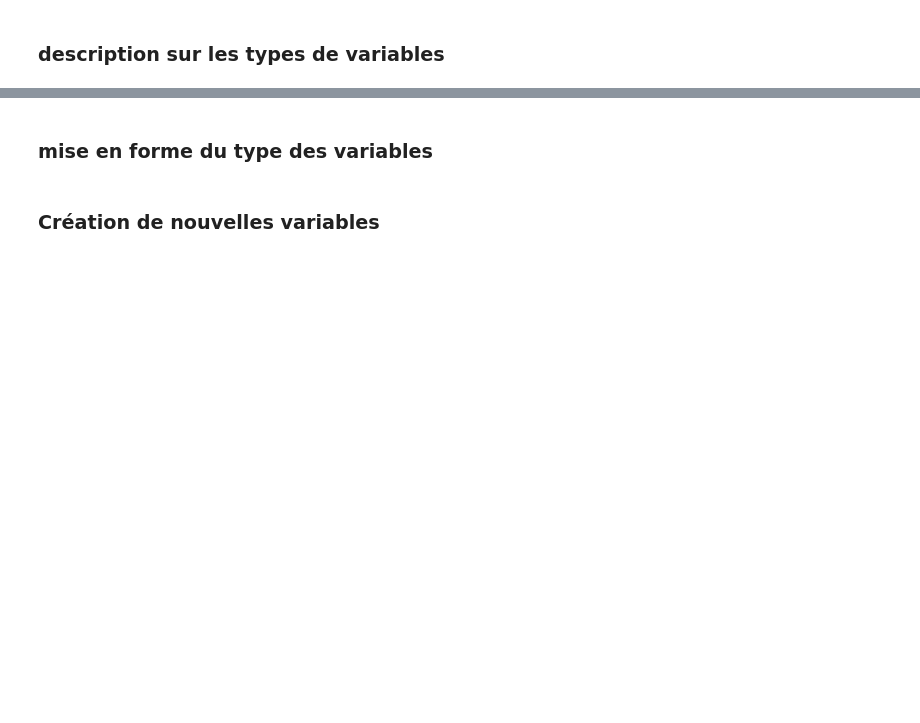
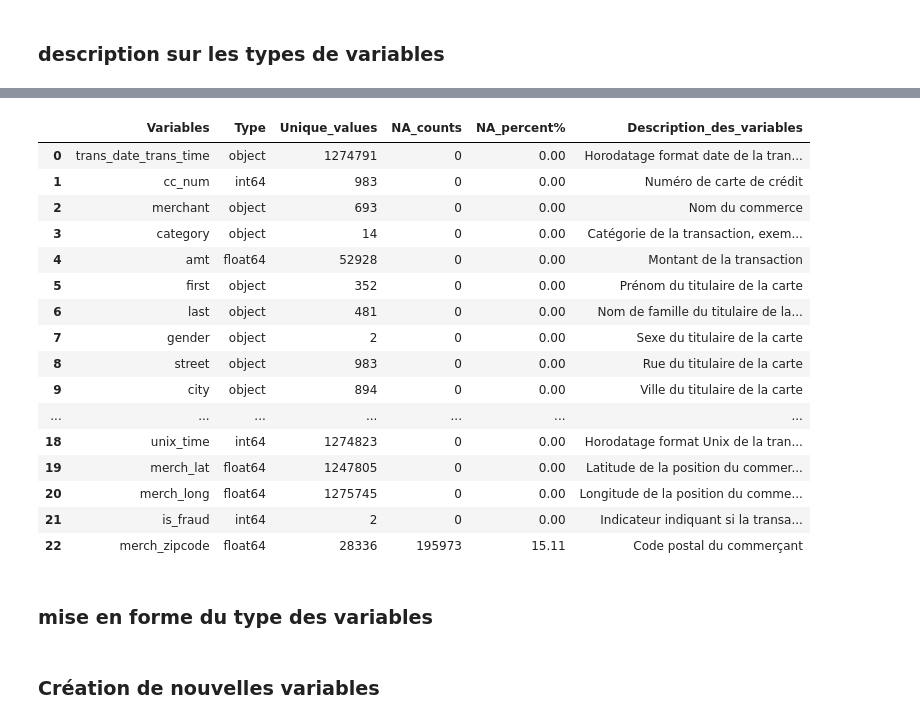
Before and after one commit to Fantaisika/Projet_Data_Management, a Jupyter notebook: Exploration.ipynb, the cells around one changed output, grey strips where cells are left out. Drawn from its saved outputs; the diff is of its cells as text; code cells hidden in the pictures; blank space fills up the shorter version.

Commit message:
Mise en commun des variables avec la team du projet

```diff
--- a/Exploration.ipynb
+++ b/Exploration.ipynb
@@ -91,17 +83,0 @@ Index(['trans_date_trans_time', 'cc_num', 'merchant', 'category', 'amt',
-# %%
-# Fonction pour décrire le dataframe
-
-def info(data):
-
-    Information = pd.DataFrame({
-        'Variables': data.columns,
-        'Type': data.dtypes,
-        'Unique_values': data.nunique(),
-        'NA_counts': data.isna().sum(),
-        'NA_percent%':data.isna().mean().round(4)*100
-        }).reset_index(drop=True)
-
-    return Information
-
-# Application sur financial_data
-info(financial_data)
@@ -126,3 +84,66 @@ info(financial_data)
+# %%
+# Fonction pour décrire le dataframe
+
+dictionnaire = {
+    'trans_date_trans_time': 'Horodatage format date de la transaction',
+    'cc_num': 'Numéro de carte de crédit',
+    'merchant': 'Nom du commerce',
+    'category' : 'Catégorie de la transaction, exemple: achat épicerie',
+    'amt' : 'Montant de la transaction',
+    'first': 'Prénom du titulaire de la carte',
+    'last': 'Nom de famille du titulaire de la carte',
+    'gender' : 'Sexe du titulaire de la carte',
+    'street' : 'Rue du titulaire de la carte',
+    'city' :  'Ville du titulaire de la carte',
+    'state' : 'Etat du titulaire de la carte',
+    'zip' : 'Code postale du titulaire de la carte',
+    'lat' : "Latitude du lieu d'achat de la transaction",
+    'long' : "Longitude du lieu d'achat de la transaction",
+    'city_pop' : 'Population de la ville où la transaction a eu lieu',
+    'job' : 'Profession du titulaire de la carte',
+    'dob' : 'Date de naissance du titulaire de la carte',
+    'trans_num' : 'Numéro de transaction unique',
+    'unix_time' : 'Horodatage format Unix de la transaction',
+    'merch_lat' : 'Latitude de la position du commerçant',
+    'merch_long': "Longitude de la position du commerçant",
+    'is_fraud' : 'Indicateur indiquant si la transaction est frauduleuse',
+    'merch_zipcode' : 'Code postal du commerçant'
+    }
+
+def info(data):
+
+    Information = pd.DataFrame({
+        'Variables': data.columns,
+        'Type': data.dtypes,
+        'Unique_values': data.nunique(),
+        'NA_counts': data.isna().sum(),
+        'NA_percent%':data.isna().mean().round(4)*100,
+        }).reset_index(drop=True)
+
+    Information['Description_des_variables'] = Information['Variables'].map(dictionnaire)
+
+    return Information
+
+# Application sur financial_data
+info(financial_data)
+# %% [output]
+|  | Variables | Type | Unique_values | NA_counts | NA_percent% | Description_des_variables |
+| 0 | trans_date_trans_time | object | 1274791 | 0 | 0.00 | Horodatage format date de la tran... |
+| 1 | cc_num | int64 | 983 | 0 | 0.00 | Numéro de carte de crédit |
+| 2 | merchant | object | 693 | 0 | 0.00 | Nom du commerce |
+| 3 | category | object | 14 | 0 | 0.00 | Catégorie de la transaction, exem... |
+| 4 | amt | float64 | 52928 | 0 | 0.00 | Montant de la transaction |
+| 5 | first | object | 352 | 0 | 0.00 | Prénom du titulaire de la carte |
+| 6 | last | object | 481 | 0 | 0.00 | Nom de famille du titulaire de la... |
+| 7 | gender | object | 2 | 0 | 0.00 | Sexe du titulaire de la carte |
+| 8 | street | object | 983 | 0 | 0.00 | Rue du titulaire de la carte |
+| 9 | city | object | 894 | 0 | 0.00 | Ville du titulaire de la carte |
+| ... | ... | ... | ... | ... | ... | ... |
+| 18 | unix_time | int64 | 1274823 | 0 | 0.00 | Horodatage format Unix de la tran... |
+| 19 | merch_lat | float64 | 1247805 | 0 | 0.00 | Latitude de la position du commer... |
+| 20 | merch_long | float64 | 1275745 | 0 | 0.00 | Longitude de la position du comme... |
+| 21 | is_fraud | int64 | 2 | 0 | 0.00 | Indicateur indiquant si la transa... |
+| 22 | merch_zipcode | float64 | 28336 | 195973 | 15.11 | Code postal du commerçant |
 # %% [markdown]
 ### mise en forme du type des variables
 # %%
```
Also changed, not shown: parts of 4 cells of this notebook, 1 other file.
